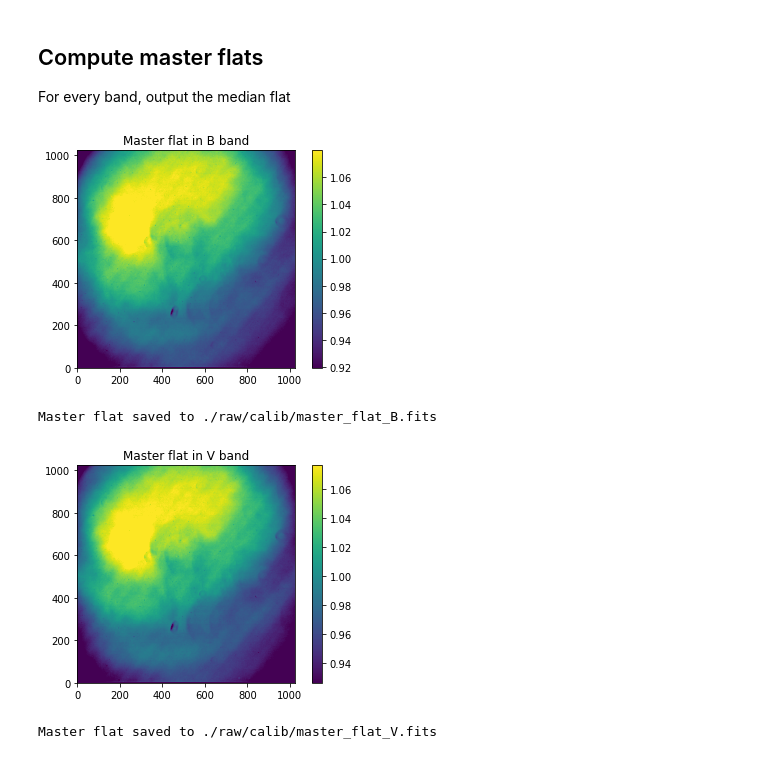
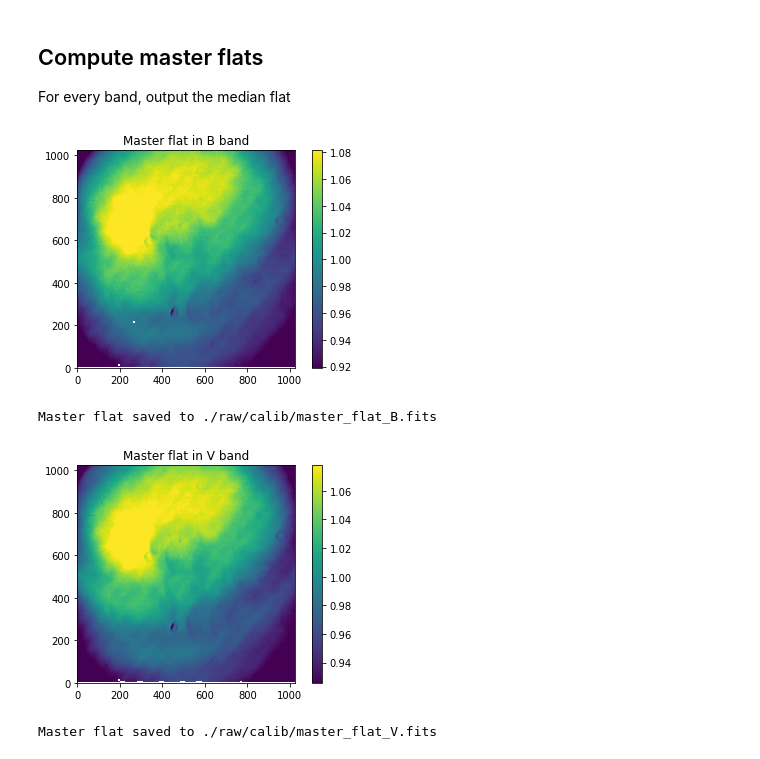
Before and after one commit to paranoya/data_reduction, a Jupyter notebook: photometry/1c.master_flat.ipynb, the cells around one changed output. Saved outputs shown, nothing was run; the diff lists cells and outputs as text; code cells hidden in the pictures.

Commit message:
Improved flat: bias, dark, and sigma-clipping

```diff
--- a/photometry/1c.master_flat.ipynb
+++ b/photometry/1c.master_flat.ipynb
@@ -15,0 +18,9 @@ raw_flat_folder = os.path.join(calib_folder, 'flat')  # location of the flat fil
+# %%
+filename = os.path.join(calib_folder, 'master_bias.fits')
+if os.path.isfile(filename):
+    print("Opening", filename)
+    hdu = fits.open(filename)
+    bias = hdu[0].data
+else:
+    print(filename, 'not found: set bias=0')
+    bias = 0.
@@ -15,0 +29,9 @@ raw_flat_folder = os.path.join(calib_folder, 'flat')  # location of the flat fil
+# %%
+filename = os.path.join(calib_folder, 'master_dark.fits')
+if os.path.isfile(filename):
+    print("Opening", filename)
+    hdu = fits.open(filename)
+    dark = hdu[0].data
+else:
+    print(filename, 'not found: set dark=0')
+    dark = 0.
@@ -18,20 +42,21 @@ raw_flat_folder = os.path.join(calib_folder, 'flat')  # location of the flat fil
 
 Dive into the `raw_flat_folder` directory. Every folder in there should contain the raw flat exposures for a given filter. Read them all and store the data (normalized to the median value) in a dictionary, sorted by band.
 # %%
-raw_flat_exposures = {}  # Dictionary containing all individual exposures
+flat_exposures = {}  # Dictionary containing all individual exposures
 
 for foldername in os.listdir(raw_flat_folder):  # Loop over all files in the directory
 
     if os.path.isdir(os.path.join(raw_flat_folder, foldername)):
         print("Reading", foldername, "band flats:")
-        raw_flat_exposures[foldername] = []  # Empty list to store the exposures
+        flat_exposures[foldername] = []  # Empty list to store the exposures
 
         for filename in os.listdir(os.path.join(raw_flat_folder, foldername)):  # Loop over all files in the directory
             if os.path.splitext(filename)[1] == '.fits':  # FITS file extension
                 print(" - Opening", filename)
                 hdu = fits.open(os.path.join(raw_flat_folder, foldername, filename))  # HDU = Header/Data Unit (standard FITS nomenclature)
-                # Add the data, normalized to their median, to the `raw_exposures` list of that band
-                raw_flat_exposures[foldername].append(hdu[0].data/np.nanmedian(hdu[0].data))
+                # Add the data, normalized to their median, to the `flat_exposures` list of that band
+                exposure = hdu[0].data - bias - dark*hdu[0].header['EXPTIME']
+                flat_exposures[foldername].append(exposure/np.nanmedian(exposure))
                 '''
                 TODO:
                 - show individual exposures?
@@ -39,7 +64,7 @@ for foldername in os.listdir(raw_flat_folder):  # Loop over all files in the dir
             else:
                 print(" - Skipping", filename)
 
-        n_files = len(raw_flat_exposures[foldername])
+        n_files = len(flat_exposures[foldername])
         print(" -", n_files, "files read for", foldername, "band")
 
     else:
@@ -56,24 +81,26 @@ Reading V band flats:
 
 For every band, output the median flat
 # %%
-for band in raw_flat_exposures:
-    n_files = len(raw_flat_exposures[band])
+for band in flat_exposures:
+    n_files = len(flat_exposures[band])
 
     if n_files == 0:
         raise FileNotFoundError("No FITS files were found in "+band+" band")
 
     else:
-        flat_map = np.nanmedian(raw_flat_exposures[band], axis=0)
+        flat_map = np.nanmedian(flat_exposures[band], axis=0)
+        bad_flat = np.abs(flat_map-1) > 5*np.nanstd(flat_map)  # sigma-clipping *TODO*: less arbitrary!
+        flat_map[bad_flat] = np.nan
         plt.imshow(flat_map, origin='lower', vmin=np.nanpercentile(flat_map, 5), vmax=np.nanpercentile(flat_map, 95))
         plt.title('Master flat in '+band+' band')
         plt.colorbar()
         plt.show()
         output_filename = os.path.join(calib_folder, 'master_flat_'+band+'.fits')
         hdu = fits.PrimaryHDU(flat_map)
         hdu.writeto(output_filename, overwrite=True)
         print("Master flat saved to", output_filename)
 # %% [output]
-[figure, old version]
+[figure, new version]
 Master flat saved to ./raw/calib/master_flat_B.fits
-[figure, old version]
+[figure, new version]
 Master flat saved to ./raw/calib/master_flat_V.fits
```
Also changed, not shown: parts of 3 cells of this notebook, 15 other files.
